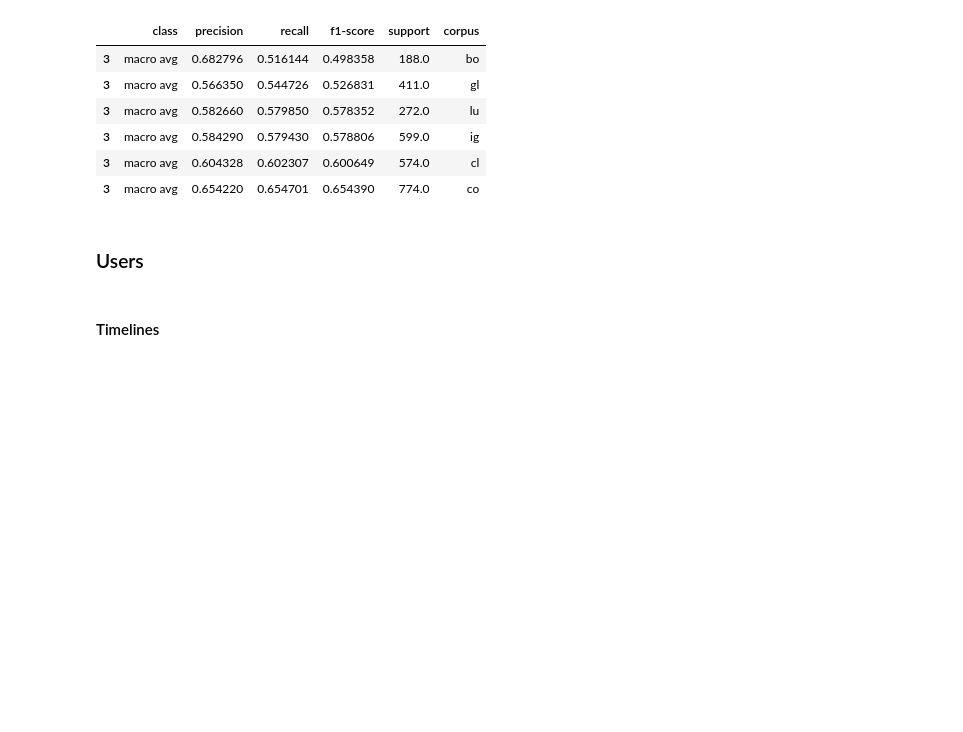
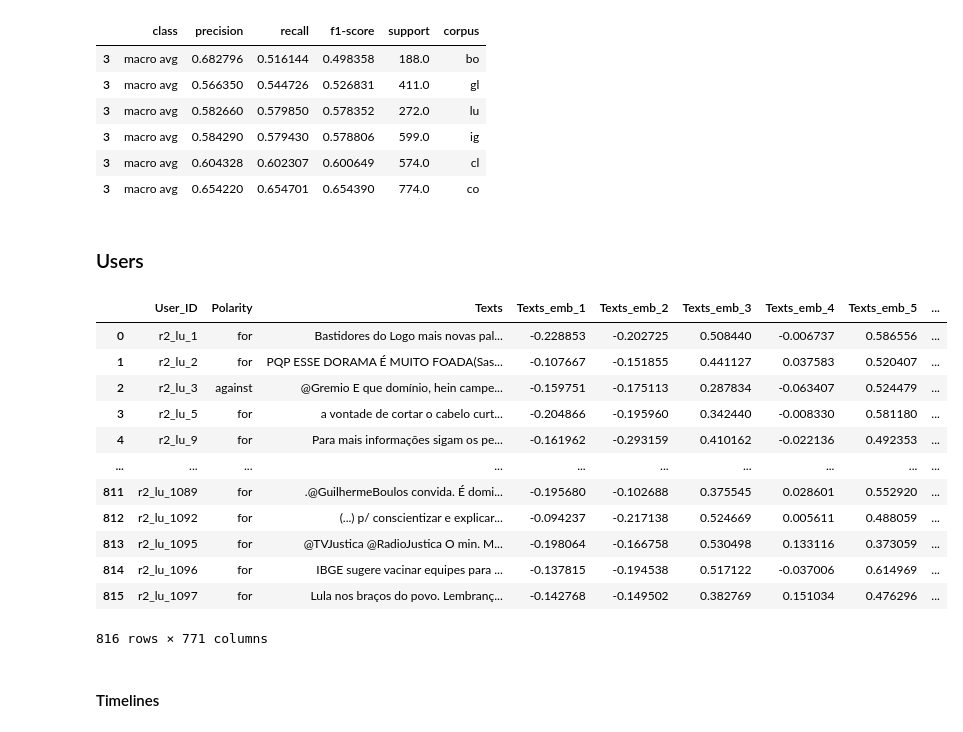
Before and after one commit to semcovici/stance-prediction-UstanceBR, a Jupyter notebook: notebooks/2.2-create_embed_model.ipynb, the cells around one changed output. Cells and saved outputs as stored; diff of their text form; code cells hidden in the pictures; blank space fills up the shorter version.

```diff
--- a/notebooks/2.2-create_embed_model.ipynb
+++ b/notebooks/2.2-create_embed_model.ipynb
@@ -129,6 +170,22 @@ for target in tqdm(list_target):
     data_test = pd.read_parquet(path_data_test)
 
     list_tuples_users.append((data_train, data_test, target))
+# %%
+pd.read_parquet(path_data_train, **{})
+# %% [output]
+|  | User_ID | Polarity | Texts | Texts_emb_1 | Texts_emb_2 | Texts_emb_3 | Texts_emb_4 | Texts_emb_5 | ... |
+| 0 | r2_lu_1 | for | Bastidores do Logo mais novas pal... | -0.228853 | -0.202725 | 0.508440 | -0.006737 | 0.586556 | ... |
+| 1 | r2_lu_2 | for | PQP ESSE DORAMA É MUITO FOADA(Sas... | -0.107667 | -0.151855 | 0.441127 | 0.037583 | 0.520407 | ... |
+| 2 | r2_lu_3 | against | @Gremio E que domínio, hein campe... | -0.159751 | -0.175113 | 0.287834 | -0.063407 | 0.524479 | ... |
+| 3 | r2_lu_5 | for | a vontade de cortar o cabelo curt... | -0.204866 | -0.195960 | 0.342440 | -0.008330 | 0.581180 | ... |
+| 4 | r2_lu_9 | for | Para mais informações sigam os pe... | -0.161962 | -0.293159 | 0.410162 | -0.022136 | 0.492353 | ... |
+| ... | ... | ... | ... | ... | ... | ... | ... | ... | ... |
+| 811 | r2_lu_1089 | for | .@GuilhermeBoulos convida. É domi... | -0.195680 | -0.102688 | 0.375545 | 0.028601 | 0.552920 | ... |
+| 812 | r2_lu_1092 | for | (...) p/ conscientizar e explicar... | -0.094237 | -0.217138 | 0.524669 | 0.005611 | 0.488059 | ... |
+| 813 | r2_lu_1095 | for | @TVJustica @RadioJustica O min. M... | -0.198064 | -0.166758 | 0.530498 | 0.133116 | 0.373059 | ... |
+| 814 | r2_lu_1096 | for | IBGE sugere vacinar equipes para ... | -0.137815 | -0.194538 | 0.517122 | -0.037006 | 0.614969 | ... |
+| 815 | r2_lu_1097 | for | Lula nos braços do povo. Lembranç... | -0.142768 | -0.149502 | 0.382769 | 0.151034 | 0.476296 | ... |
+816 rows × 771 columns
 # %% [markdown]
 #### Timelines
 # %%
```
Also changed, not shown: parts of 6 cells of this notebook, 7 other files.
